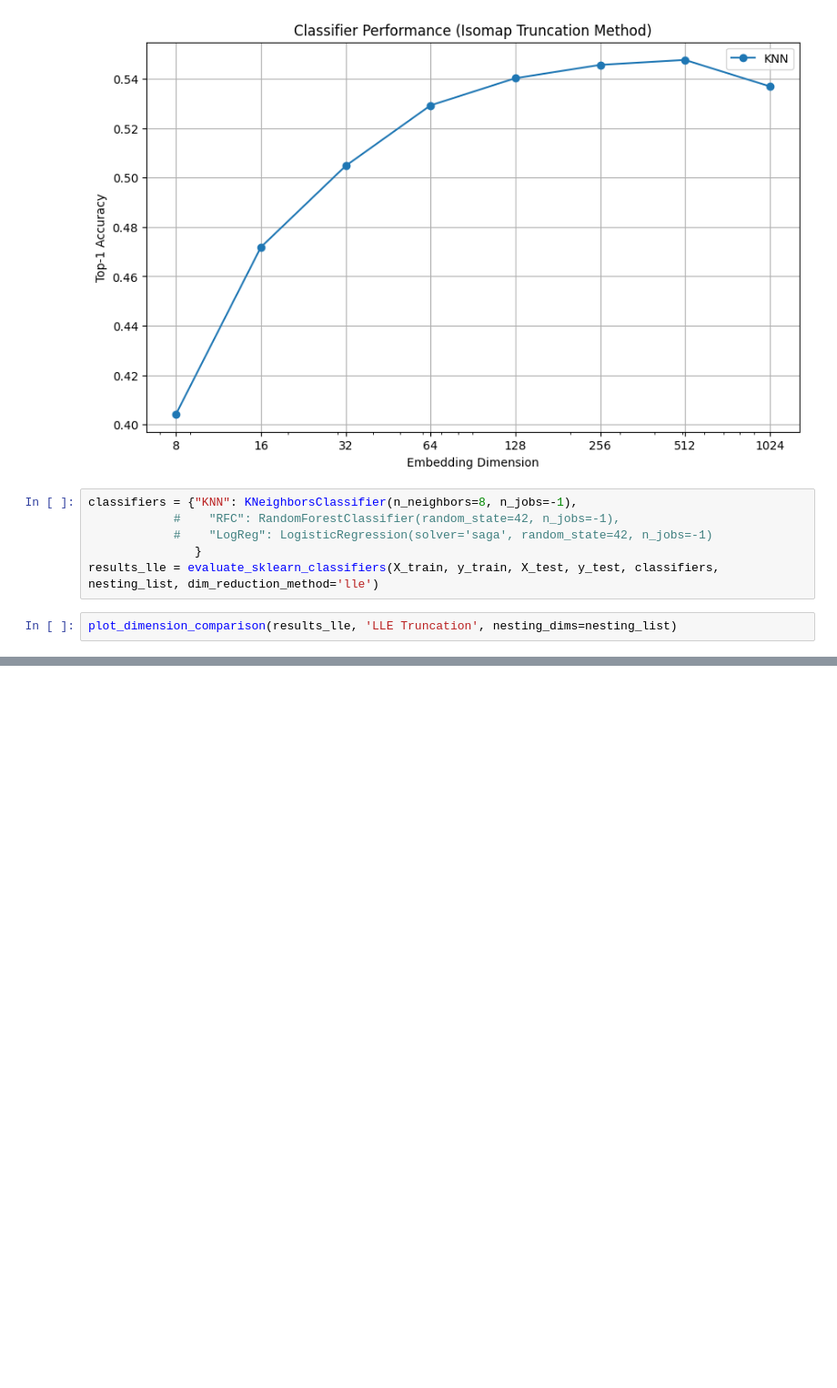
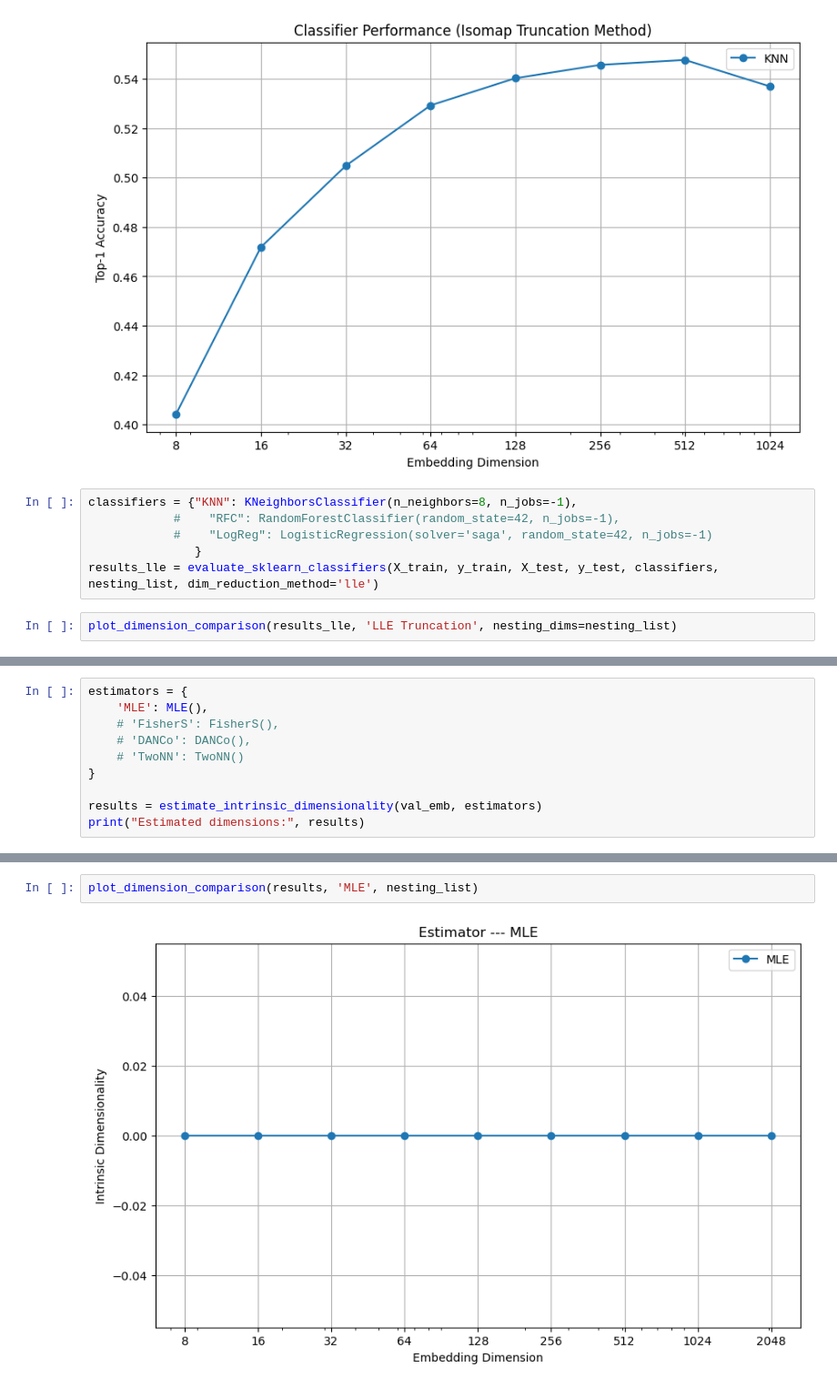
Before and after one commit to mmkuznecov/MRL, a Jupyter notebook: tests.ipynb, the cells around one changed output, grey strips where cells are left out. Shown: that part at 91% size. Cells and saved outputs as stored; diff of their text form; blank space fills up the shorter version.

```diff
--- a/tests.ipynb
+++ b/tests.ipynb
@@ -549,0 +651,10 @@ plot_dimension_comparison(results_lle, 'LLE Truncation', nesting_dims=nesting_li
+# %%
+estimators = {
+    'MLE': MLE(),
+    # 'FisherS': FisherS(),
+    # 'DANCo': DANCo(),
+    # 'TwoNN': TwoNN()
+}
+
+results = estimate_intrinsic_dimensionality(val_emb, estimators)
+print("Estimated dimensions:", results)
@@ -549,0 +691,4 @@ plot_dimension_comparison(results_lle, 'LLE Truncation', nesting_dims=nesting_li
+# %%
+plot_dimension_comparison(results, 'MLE', nesting_list)
+# %% [output]
+[figure, added]
```
Also changed, not shown: parts of 11 cells of this notebook.
